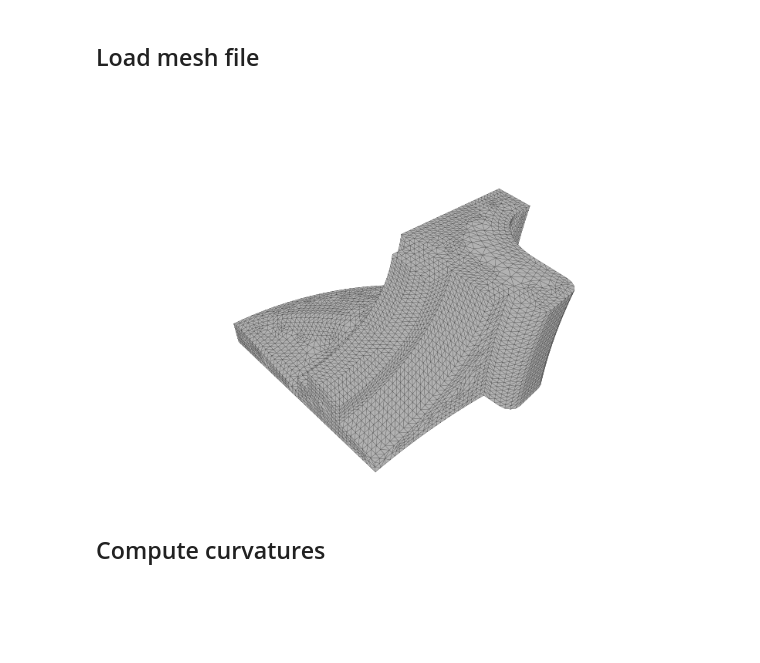
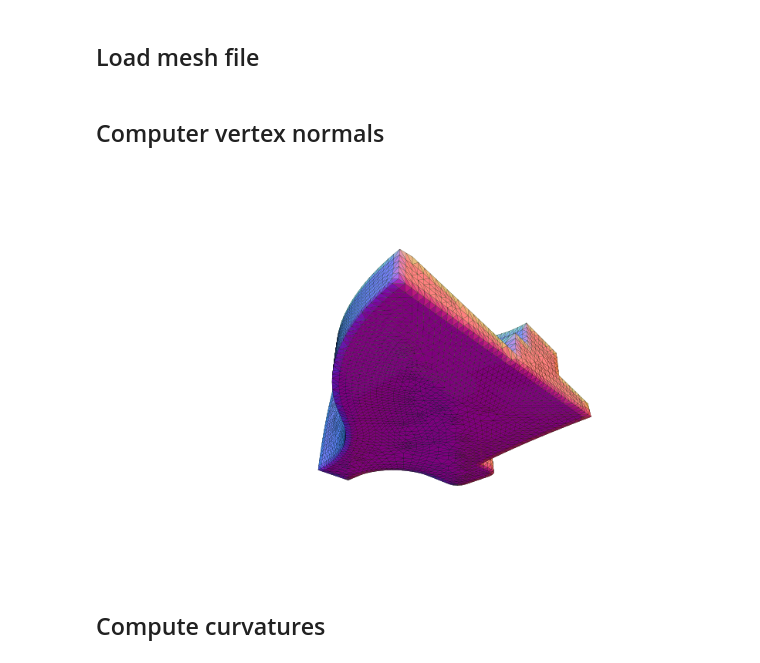
Before and after one commit to tatsy/tinymesh, a Jupyter notebook: examples/python/curvatures.ipynb, the cells around one changed output. Saved outputs shown, nothing was run; the diff lists cells and outputs as text; code cells hidden in the pictures; blank space fills up the shorter version.

```diff
--- a/examples/python/curvatures.ipynb
+++ b/examples/python/curvatures.ipynb
@@ -13,13 +13,21 @@ from viewer import Viewer
 models_dir = "../../data/models"
 filename = os.path.join(models_dir, "fandisk.ply")
 mesh = Mesh(filename)
+# %% [markdown]
+## Computer vertex normals
+# %%
+nv = mesh.num_vertices()
+normals = np.zeros((nv, 3))
+for i in range(nv):
+    v = mesh.vertex(i)
+    normals[i] = v.normal()
 # %%
 viewer = Viewer(800, 500)
 viewer.lookat(5, 5, -5, 0, 0, 0, 0, 1, 0)
 viewer.perspective(45, viewer.aspect, 1, 100)
-viewer.mesh_visualization(mesh)
+viewer.mesh_visualization(mesh, colors=normals * 0.5 + 0.5)
 # %% [output]
-[figure, old version]
+[figure, new version]
 # %% [markdown]
 ## Compute curvatures
 # %%
```
Also changed, not shown: parts of 3 cells of this notebook, 7 other files.
